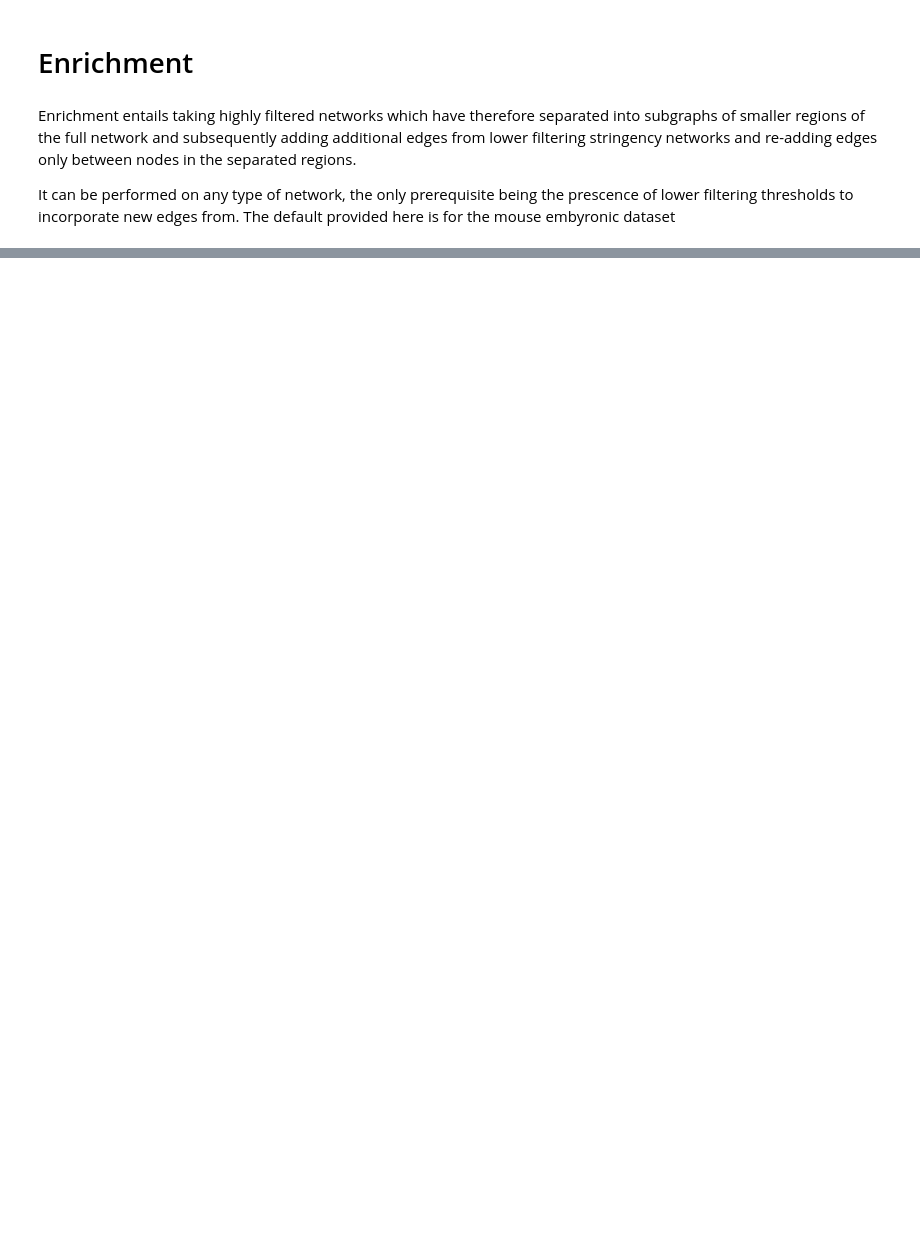
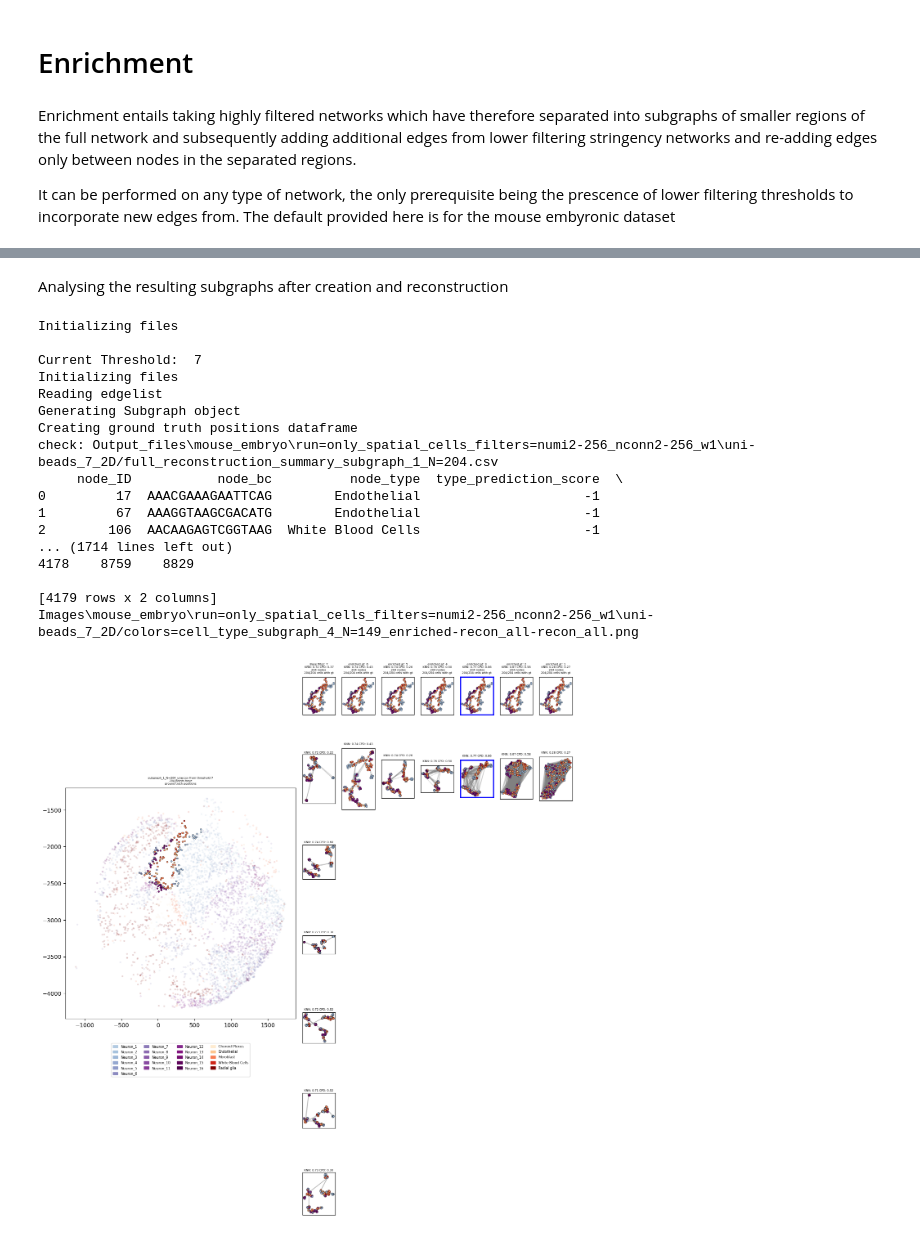
Before and after one commit to molecular-programming-group/Hidden_network_Slide_tags, a Jupyter notebook: _subgraph_modification.ipynb, the cells around one changed output, grey strips where cells are left out. Cells and saved outputs as stored; diff of their text form; code cells hidden in the pictures; blank space fills up the shorter version.

```diff
--- a/_subgraph_modification.ipynb
+++ b/_subgraph_modification.ipynb
@@ -47,0 +266,31 @@ perform_simple_subgraph_enriching(config)
+# %% [markdown]
+Analysing the resulting subgraphs after creation and reconstruction
+# %%
+from Utils import *
+from subgraph_analysis_functions import perform_analysis_actions
+config = ConfigLoader('config_subgraph_analysis_mouse_embryo_uni.py')
+# Make sure the enriched subgraphs are included incase the config file does not have them included
+config.subgraph_to_analyse.gating_threshold = "all"
+config.plot_modification = True
+config.modification_type = "enriched"
+
+perform_analysis_actions(config)
+# %% [output]
+Initializing files
+
+Current Threshold:  7
+Initializing files
+Reading edgelist
+Generating Subgraph object
+Creating ground truth positions dataframe
+check: Output_files\mouse_embryo\run=only_spatial_cells_filters=numi2-256_nconn2-256_w1\uni-beads_7_2D/full_reconstruction_summary_subgraph_1_N=204.csv
+     node_ID           node_bc          node_type  type_prediction_score  \
+0         17  AAACGAAAGAATTCAG        Endothelial                     -1
+1         67  AAAGGTAAGCGACATG        Endothelial                     -1
+2        106  AACAAGAGTCGGTAAG  White Blood Cells                     -1
+... (1714 lines left out)
+4178    8759    8829
+
+[4179 rows x 2 columns]
+Images\mouse_embryo\run=only_spatial_cells_filters=numi2-256_nconn2-256_w1\uni-beads_7_2D/colors=cell_type_subgraph_4_N=149_enriched-recon_all-recon_all.png
+[figure, added]
```
Also changed, not shown: parts of 4 cells of this notebook, 3 other files.
